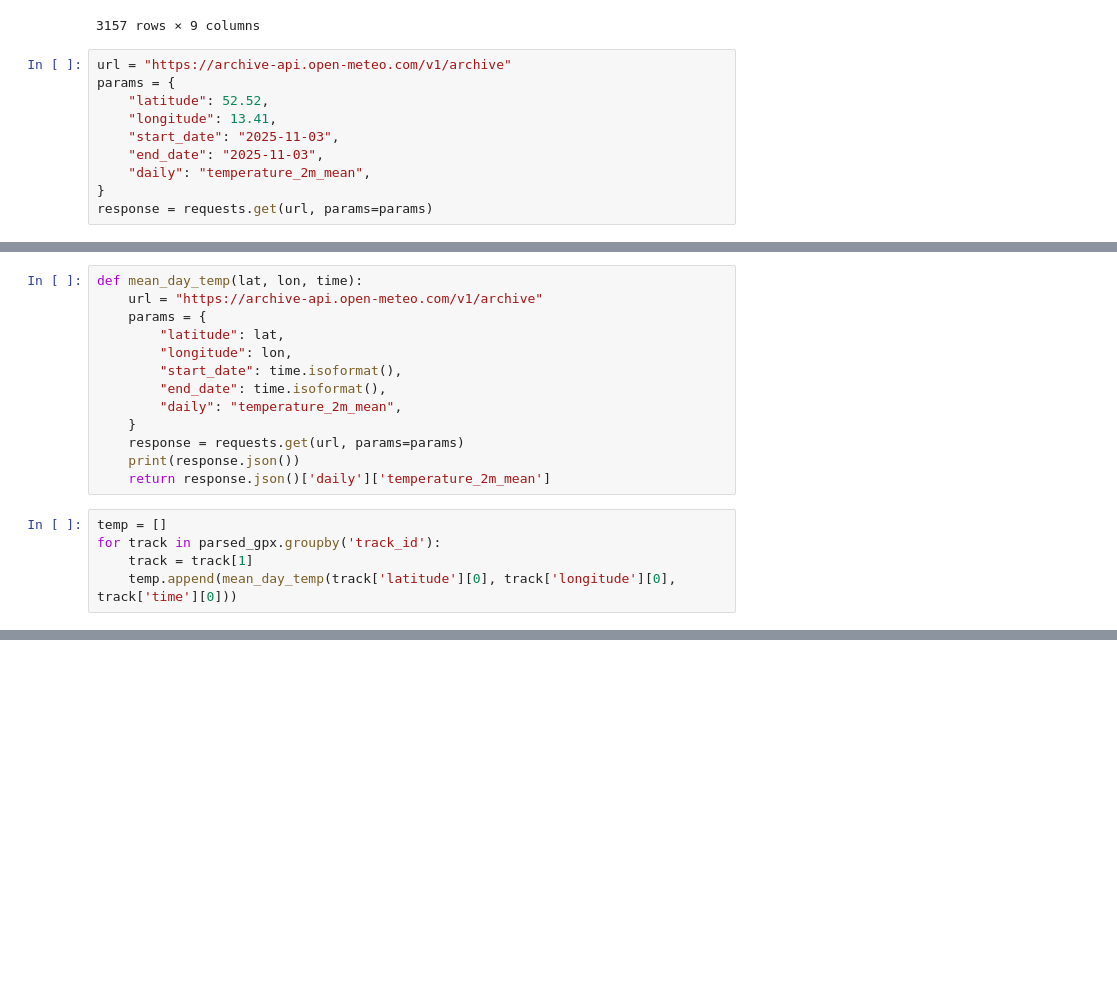
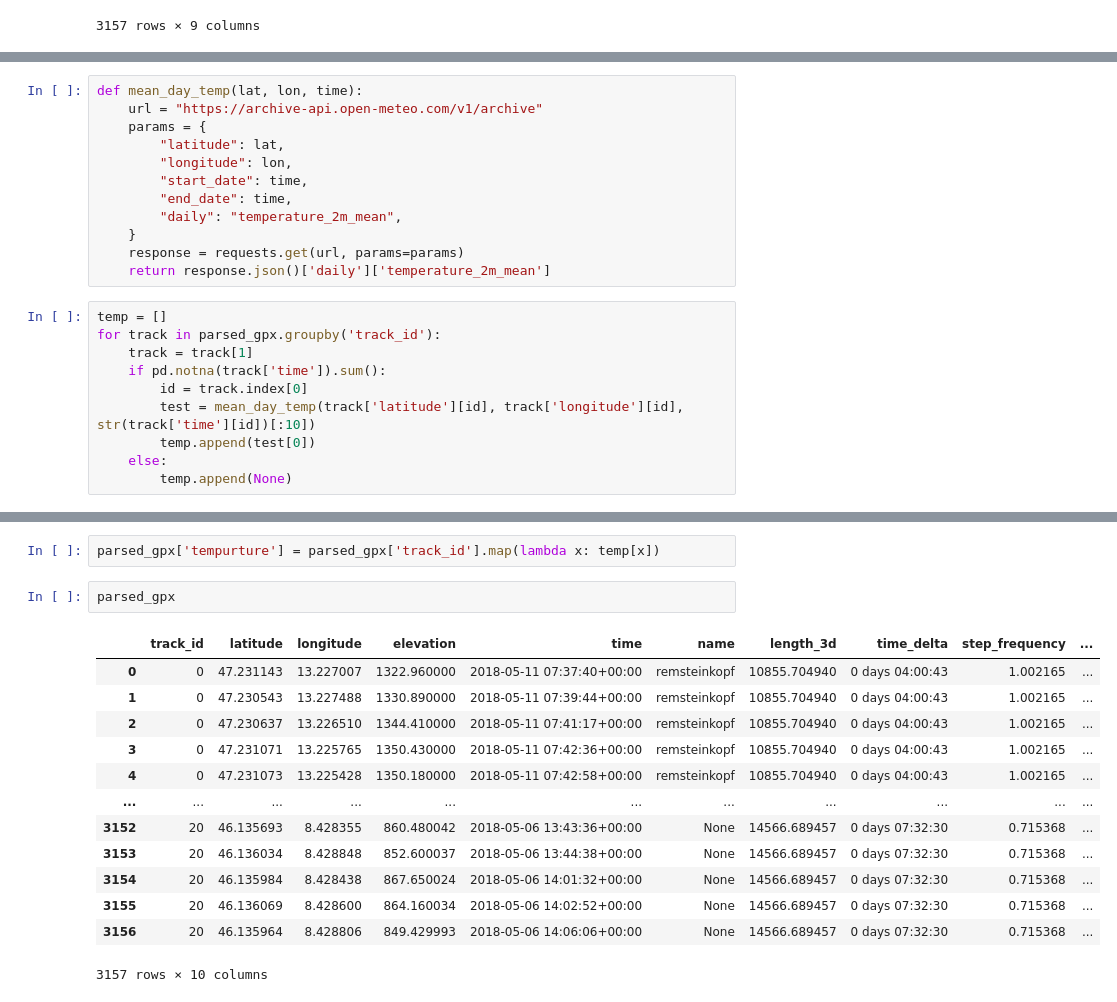
Before and after one commit to PinguinAdvokat/MLProf, a Jupyter notebook: проект 5/Untitled.ipynb, the cells around one changed output, grey strips where cells are left out. Saved outputs shown, nothing was run; the diff lists cells and outputs as text; blank space fills up the shorter version.

```diff
--- a/проект 5/Untitled.ipynb
+++ b/проект 5/Untitled.ipynb
@@ -158,13 +160,3 @@ parsed_gpx
 | 3155 | 20 | 46.136069 | 8.428600 | 864.160034 | 2018-05-06 14:02:52+00:00 | None | 14566.689457 | 0 days 07:32:30 | 0.715368 |
 | 3156 | 20 | 46.135964 | 8.428806 | 849.429993 | 2018-05-06 14:06:06+00:00 | None | 14566.689457 | 0 days 07:32:30 | 0.715368 |
 3157 rows × 9 columns
-# %%
-url = "https://archive-api.open-meteo.com/v1/archive"
-params = {
-	"latitude": 52.52,
-	"longitude": 13.41,
-	"start_date": "2025-11-03",
-	"end_date": "2025-11-03",
-	"daily": "temperature_2m_mean",
-}
-response = requests.get(url, params=params)
@@ -178,15 +166,19 @@ def mean_day_temp(lat, lon, time):
     params = {
     	"latitude": lat,
     	"longitude": lon,
-    	"start_date": time.isoformat(),
-    	"end_date": time.isoformat(),
+    	"start_date": time,
+    	"end_date": time,
     	"daily": "temperature_2m_mean",
     }
     response = requests.get(url, params=params)
-    print(response.json())
     return response.json()['daily']['temperature_2m_mean']
 # %%
 temp = []
 for track in parsed_gpx.groupby('track_id'):
     track = track[1]
-    temp.append(mean_day_temp(track['latitude'][0], track['longitude'][0], track['time'][0]))
+    if pd.notna(track['time']).sum():
+        id = track.index[0]
+        test = mean_day_temp(track['latitude'][id], track['longitude'][id], str(track['time'][id])[:10])
+        temp.append(test[0])
+    else:
+        temp.append(None)
@@ -207,0 +185,18 @@ parsed_gpx['time'][0].isoformat()
+# %%
+parsed_gpx['tempurture'] = parsed_gpx['track_id'].map(lambda x: temp[x])
+# %%
+parsed_gpx
+# %% [output]
+|  | track_id | latitude | longitude | elevation | time | name | length_3d | time_delta | step_frequency | ... |
+| 0 | 0 | 47.231143 | 13.227007 | 1322.960000 | 2018-05-11 07:37:40+00:00 | remsteinkopf | 10855.704940 | 0 days 04:00:43 | 1.002165 | ... |
+| 1 | 0 | 47.230543 | 13.227488 | 1330.890000 | 2018-05-11 07:39:44+00:00 | remsteinkopf | 10855.704940 | 0 days 04:00:43 | 1.002165 | ... |
+| 2 | 0 | 47.230637 | 13.226510 | 1344.410000 | 2018-05-11 07:41:17+00:00 | remsteinkopf | 10855.704940 | 0 days 04:00:43 | 1.002165 | ... |
+| 3 | 0 | 47.231071 | 13.225765 | 1350.430000 | 2018-05-11 07:42:36+00:00 | remsteinkopf | 10855.704940 | 0 days 04:00:43 | 1.002165 | ... |
+| 4 | 0 | 47.231073 | 13.225428 | 1350.180000 | 2018-05-11 07:42:58+00:00 | remsteinkopf | 10855.704940 | 0 days 04:00:43 | 1.002165 | ... |
+| ... | ... | ... | ... | ... | ... | ... | ... | ... | ... | ... |
+| 3152 | 20 | 46.135693 | 8.428355 | 860.480042 | 2018-05-06 13:43:36+00:00 | None | 14566.689457 | 0 days 07:32:30 | 0.715368 | ... |
+| 3153 | 20 | 46.136034 | 8.428848 | 852.600037 | 2018-05-06 13:44:38+00:00 | None | 14566.689457 | 0 days 07:32:30 | 0.715368 | ... |
+| 3154 | 20 | 46.135984 | 8.428438 | 867.650024 | 2018-05-06 14:01:32+00:00 | None | 14566.689457 | 0 days 07:32:30 | 0.715368 | ... |
+| 3155 | 20 | 46.136069 | 8.428600 | 864.160034 | 2018-05-06 14:02:52+00:00 | None | 14566.689457 | 0 days 07:32:30 | 0.715368 | ... |
+| 3156 | 20 | 46.135964 | 8.428806 | 849.429993 | 2018-05-06 14:06:06+00:00 | None | 14566.689457 | 0 days 07:32:30 | 0.715368 | ... |
+3157 rows × 10 columns
```
Also changed, not shown: parts of 11 cells of this notebook.
